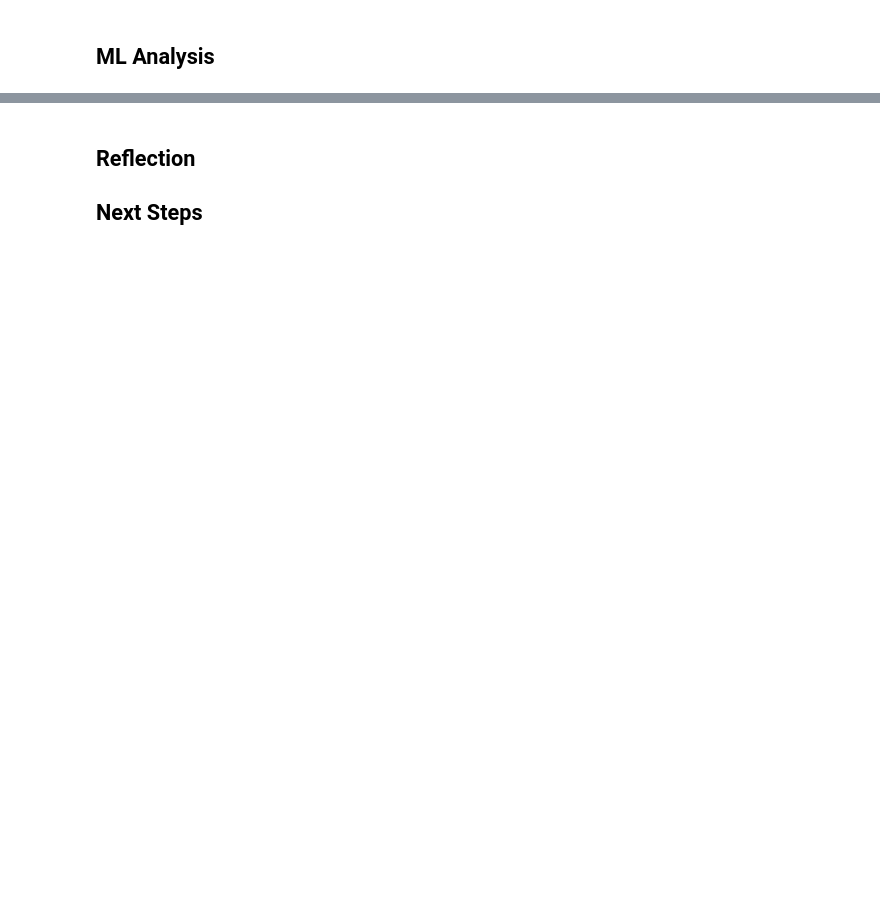
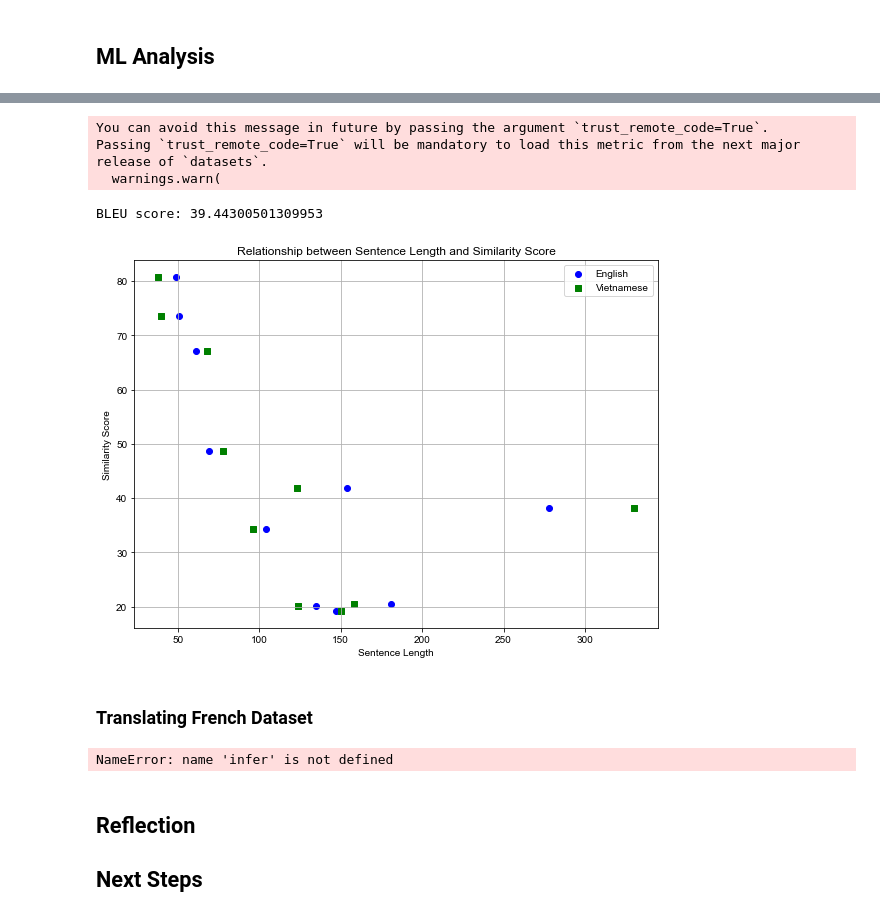
Before and after one commit to MDakshithagithub/Language_Translation_LLM, a Jupyter notebook: llm.ipynb, the cells around one changed output, grey strips where cells are left out. Cells and saved outputs as stored; diff of their text form; code cells hidden in the pictures; blank space fills up the shorter version.

```diff
--- a/llm.ipynb
+++ b/llm.ipynb
@@ -138,0 +228,4 @@ generate_wordcloud(vietnamese_words, 'Vietnamese')
+# %%
+model = MBartForConditionalGeneration.from_pretrained("facebook/mbart-large-50-many-to-many-mmt")
+tokenizer = MBart50TokenizerFast.from_pretrained("facebook/mbart-large-50-many-to-many-mmt")
+dataset = load_dataset("mt_eng_vietnamese", "iwslt2015-vi-en", trust_remote_code=True, split="train")
@@ -138,0 +257,76 @@ generate_wordcloud(vietnamese_words, 'Vietnamese')
+# %%
+import sacrebleu
+
+bleu_metric = load_metric("sacrebleu")
+
+predictions = []
+references = []
+bleu_scores = []
+
+pred_size, counter = 10, 0
+
+for example in dataset["translation"]:
+    input_ids = tokenizer.encode(example["en"], return_tensors="pt")
+    output_ids = model.generate(input_ids, forced_bos_token_id=tokenizer.lang_code_to_id[target_lang])
+    prediction = tokenizer.decode(output_ids[0], skip_special_tokens=True)
+    reference = example["vi"]
+
+    predictions.append(prediction)
+    references.append([reference])
+
+    # Calculate bleu score for the current sentence pair
+    bleu_score = sacrebleu.corpus_bleu([prediction], [[reference]]).score
+
+    bleu_scores.append(bleu_score)
+
+    counter += 1
+    if counter == pred_size: break
+
+# Calculate overall BLEU score
+overall_bleu_score = bleu_metric.compute(predictions=predictions, references=references)
+print(f"BLEU score: {overall_bleu_score['score']}")
+# %% [output]
+You can avoid this message in future by passing the argument `trust_remote_code=True`.
+Passing `trust_remote_code=True` will be mandatory to load this metric from the next major release of `datasets`.
+  warnings.warn(
+BLEU score: 39.44300501309953
+# %%
+import matplotlib.pyplot as plt
+import numpy as np
+
+
+
+# Calculate length of each sentence
+english_lengths = [len(sentence['en']) for sentence in dataset['translation']]
+vietnamese_lengths = [len(sentence['vi']) for sentence in dataset['translation']]
+
+
+plt.figure(figsize=(8, 6))
+plt.scatter(english_lengths[:pred_size], bleu_scores, label='English', color='blue', marker='o')
+plt.scatter(vietnamese_lengths[:pred_size], bleu_scores, label='Vietnamese', color='green', marker='s')
+
+
+plt.xlabel('Sentence Length')
+plt.ylabel('Similarity Score')
+plt.title('Relationship between Sentence Length and Similarity Score')
+plt.legend()
+plt.grid(True)
+plt.tight_layout()
+
+plt.show()
+# %% [output]
+[figure, added]
+# %% [markdown]
+### Translating French Dataset
+# %%
+# Function to apply infer() to each row and return the output
+def apply_infer(row):
+    output = infer(f"French: {row['French']} English:", len(row['English'].split()) + 3)
+    return output
+
+fr_df['LLM_Translation'] = fr_df.apply(apply_infer, axis=1)
+
+# Print the DataFrame with the new 'OutputColumn'
+display(fr_df)
+# %% [output]
+NameError: name 'infer' is not defined
```
Also changed, not shown: parts of 21 cells of this notebook.
